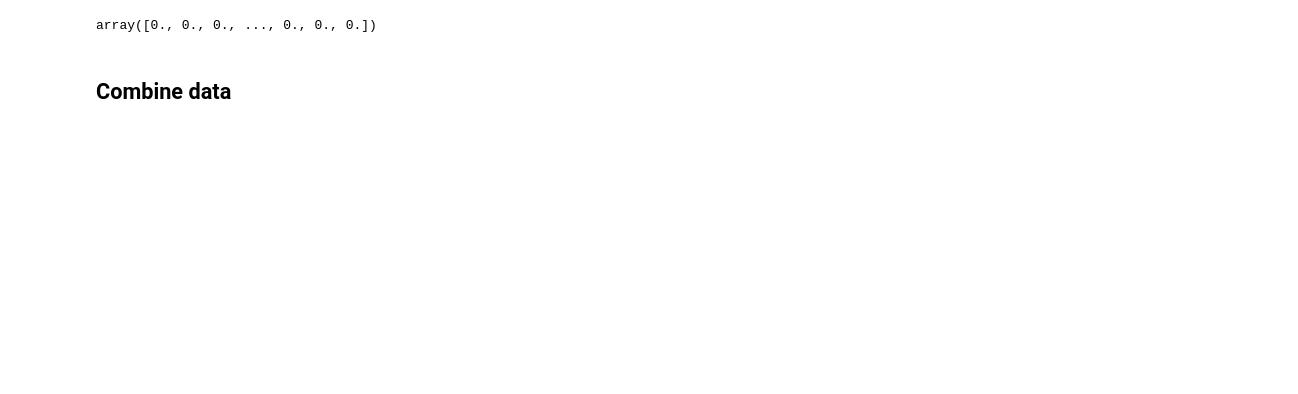
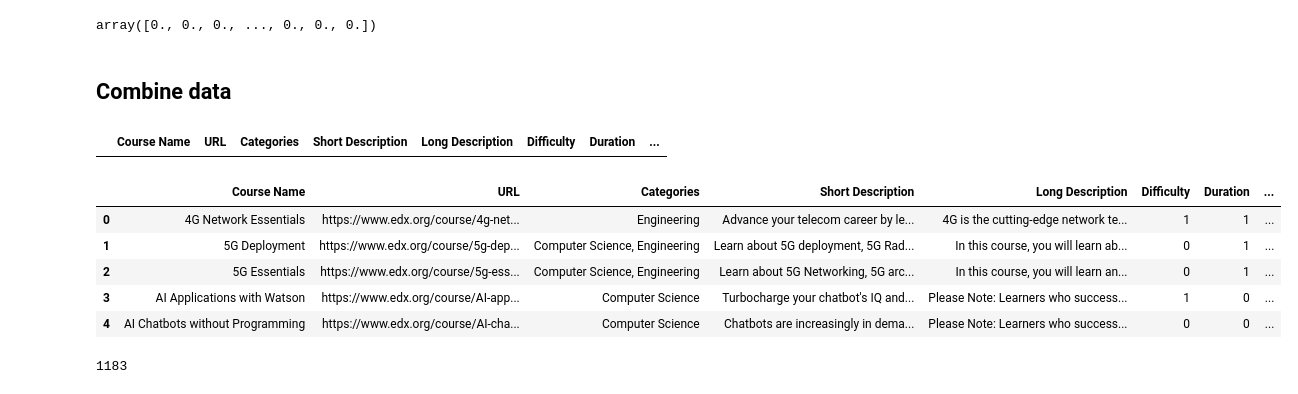
Before and after one commit to BhaktiSable/BEProject, a Jupyter notebook: DataProcessing/data preprocess/edx_preprocess.ipynb, the cells around one changed output. Cells and saved outputs as stored; diff of their text form; code cells hidden in the pictures; blank space fills up the shorter version.

```diff
--- a/DataProcessing/data preprocess/edx_preprocess.ipynb
+++ b/DataProcessing/data preprocess/edx_preprocess.ipynb
@@ -204,5 +260,48 @@ data_prov = edx['Course Provider']
 # get courde img url
 edx['Course Img']='https://www.edx.org/images/logos/edx-logo-elm.svg'
 data_img = edx['Course Img']
+# %%
+data_lang = edx['Language']
 # %% [markdown]
 ## Combine data
+# %%
+# Combine Data
+
+data_header = ['Course Name', 'URL', 'Categories', 'Short Description', 'Long Description', 'Difficulty', 'Duration', 'Free Option', 'Number of Enrolled', 'Rating', 'Paid Option', 'Language', 'Subtitle Language', 'Platform', 'Provider', 'Image URL']
+data_comb = np.array([data_name, data_url, data_cat, data_sdesc, data_ldesc, data_difficulty, dur_hr, data_costcat, data_enroll, data_rating, data_paid, data_lang, data_sublang, data_plat, data_prov, data_img])
+# %%
+df = pd.DataFrame(columns=data_header)
+df.head()
+# %% [output]
+|  | Course Name | URL | Categories | Short Description | Long Description | Difficulty | Duration | ... |
+# %%
+
+df['Course Name']=data_name
+df['Categories']= data_cat
+df['URL']=data_url
+df['Provider']=data_prov
+df['Short Description']=data_sdesc
+df['Long Description']=data_ldesc
+df['Difficulty']= data_difficulty
+df['Duration']=dur_hr
+df['Rating']=data_rating
+df['Number of Enrolled']=data_enroll
+df['Platform']=data_plat
+df['Free Option']=data_costcat
+df['Paid Option']=data_paid
+df['Language']=data_lang
+df['Subtitle Language']=data_sublang
+df['Image URL']=data_img
+# %%
+df.head()
+# %% [output]
+|  | Course Name | URL | Categories | Short Description | Long Description | Difficulty | Duration | ... |
+| 0 | 4G Network Essentials | https://www.edx.org/course/4g-net... | Engineering | Advance your telecom career by le... | 4G is the cutting-edge network te... | 1 | 1 | ... |
+| 1 | 5G Deployment | https://www.edx.org/course/5g-dep... | Computer Science, Engineering | Learn about 5G deployment, 5G Rad... | In this course, you will learn ab... | 0 | 1 | ... |
+| 2 | 5G Essentials | https://www.edx.org/course/5g-ess... | Computer Science, Engineering | Learn about 5G Networking, 5G arc... | In this course, you will learn an... | 0 | 1 | ... |
+| 3 | AI Applications with Watson | https://www.edx.org/course/AI-app... | Computer Science | Turbocharge your chatbot's IQ and... | Please Note: Learners who success... | 1 | 0 | ... |
+| 4 | AI Chatbots without Programming | https://www.edx.org/course/AI-cha... | Computer Science | Chatbots are increasingly in dema... | Please Note: Learners who success... | 0 | 0 | ... |
+# %%
+len(df['Course Name'].unique())
+# %% [output]
+1183
```
Also changed, not shown: parts of 13 cells of this notebook, 8 other files.
